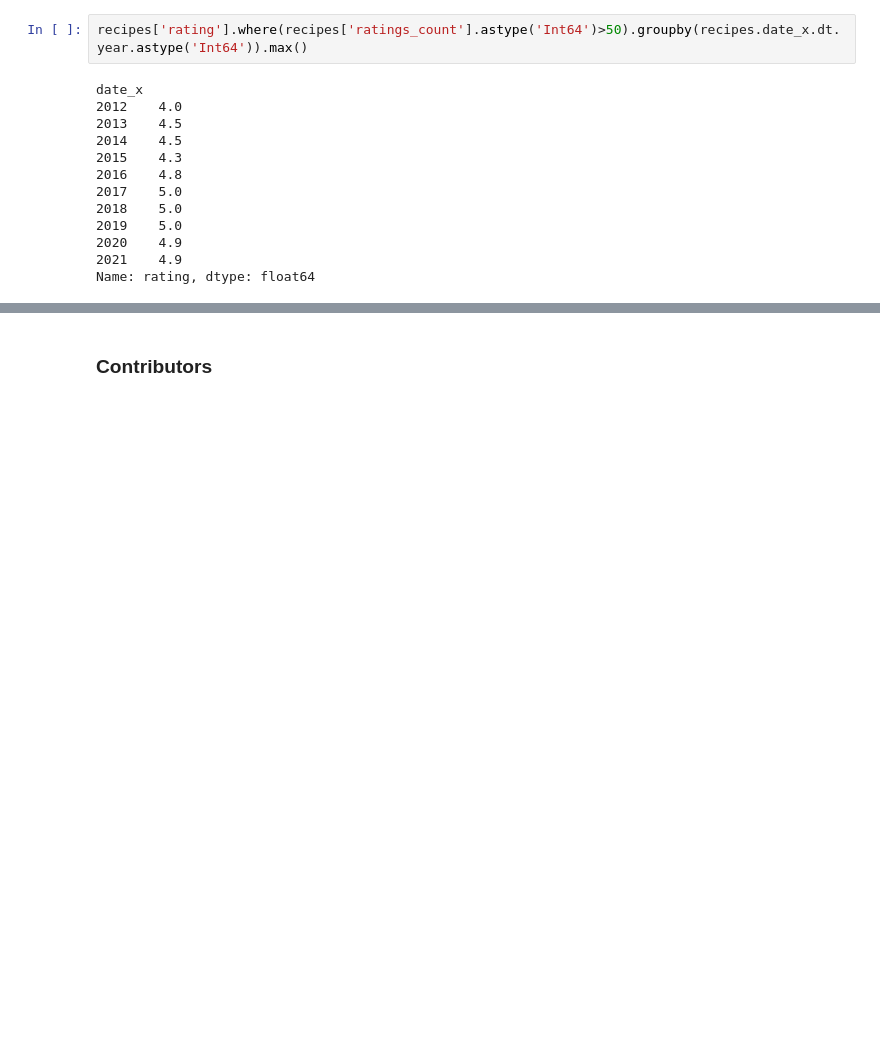
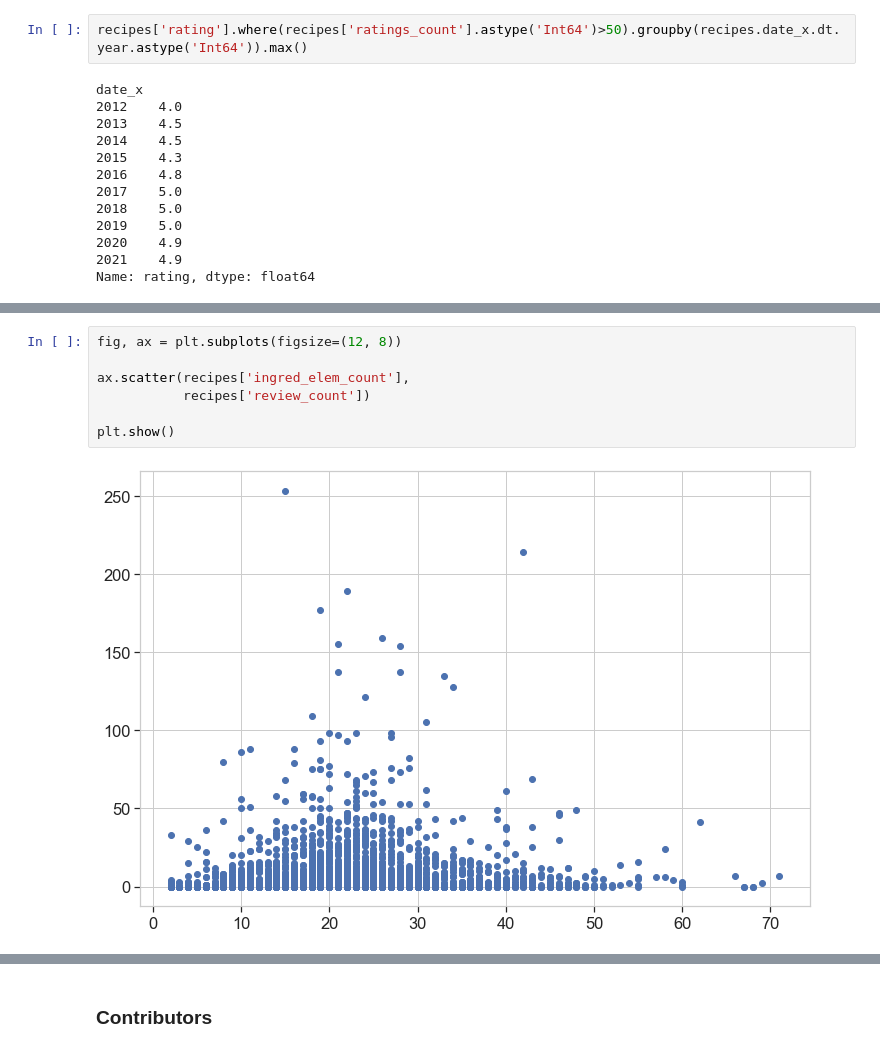
Before and after one commit to fangningtan/bon-app, a Jupyter notebook: 03-bon-app-performance.ipynb, the cells around one changed output, grey strips where cells are left out. Cells and saved outputs as stored; diff of their text form; blank space fills up the shorter version.

```diff
--- a/03-bon-app-performance.ipynb
+++ b/03-bon-app-performance.ipynb
@@ -275,0 +299,9 @@ rated_recipes.iloc[:,0:8][top_idx].sort_values(by=['date_x'])
+# %%
+fig, ax = plt.subplots(figsize=(12, 8))
+
+ax.scatter(recipes['ingred_elem_count'],
+           recipes['review_count'])
+
+plt.show()
+# %% [output]
+[figure, added]
```
Also changed, not shown: parts of 16 cells of this notebook.
